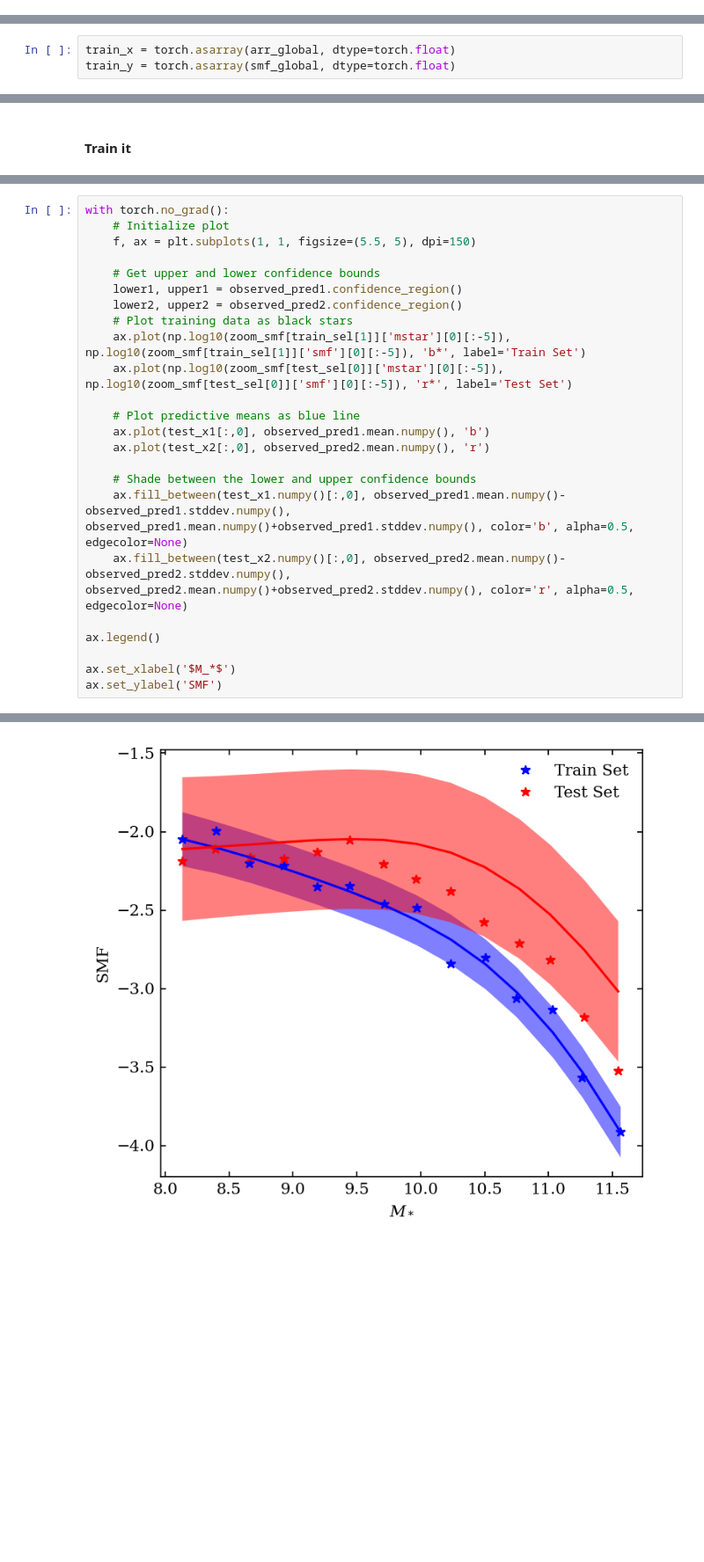
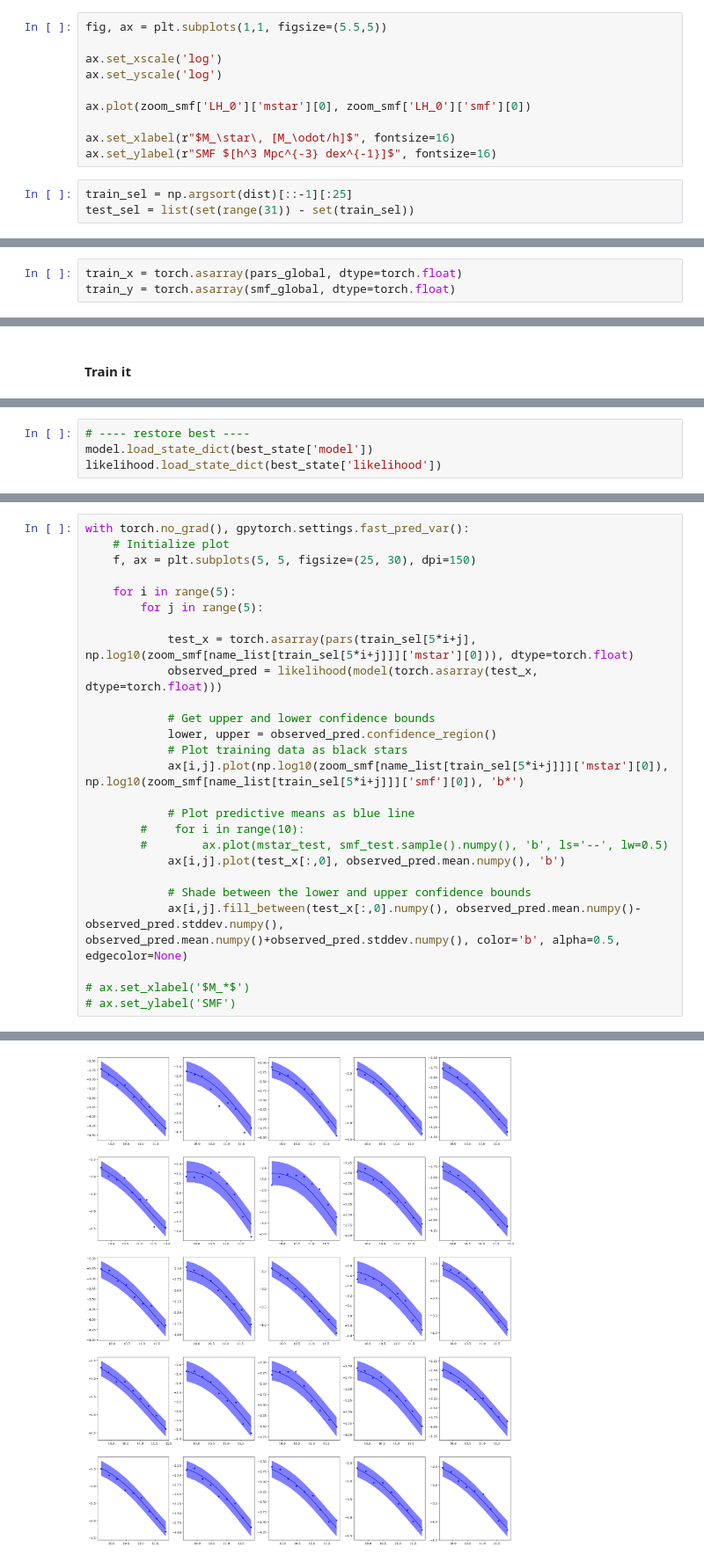
Before and after one commit to fgmaion/MTNG-resims, a Jupyter notebook: Notebooks/GP_fixed_GFM.ipynb, the cells around one changed output, grey strips where cells are left out. Shown at 88% size. Cells and saved outputs as stored; diff of their text form; blank space fills up the shorter version.

```diff
--- a/Notebooks/GP_fixed_GFM.ipynb
+++ b/Notebooks/GP_fixed_GFM.ipynb
@@ -216,2 +150,15 @@ test_sel  = np.delete(loaded, np.isin(loaded, train_sel))
+# %%
+fig, ax = plt.subplots(1,1, figsize=(5.5,5))
+
+ax.set_xscale('log')
+ax.set_yscale('log')
+
+ax.plot(zoom_smf['LH_0']['mstar'][0], zoom_smf['LH_0']['smf'][0])
+
+ax.set_xlabel(r"$M_\star\, [M_\odot/h]$", fontsize=16)
+ax.set_ylabel(r"SMF $[h^3 Mpc^{-3} dex^{-1}]$", fontsize=16)
+# %%
+train_sel = np.argsort(dist)[::-1][:25]
+test_sel = list(set(range(31)) - set(train_sel))
 # %%
 #del smf_global, arr_global
@@ -240,3 +176,3 @@ smf_global = np.delete(smf_global, isnan)
 # %%
-train_x = torch.asarray(arr_global, dtype=torch.float)
+train_x = torch.asarray(pars_global, dtype=torch.float)
 train_y = torch.asarray(smf_global, dtype=torch.float)
@@ -331,0 +303,4 @@ test_x2 = torch.asarray(pars(test_sel[0], np.log10(zoom_smf[test_sel[0]]['mstar'
+# %%
+# ---- restore best ----
+model.load_state_dict(best_state['model'])
+likelihood.load_state_dict(best_state['likelihood'])
@@ -342,25 +342,27 @@ with torch.no_grad(), gpytorch.settings.fast_pred_var():
 # %%
-with torch.no_grad():
+with torch.no_grad(), gpytorch.settings.fast_pred_var():
     # Initialize plot
-    f, ax = plt.subplots(1, 1, figsize=(5.5, 5), dpi=150)
+    f, ax = plt.subplots(5, 5, figsize=(25, 30), dpi=150)
 
-    # Get upper and lower confidence bounds
-    lower1, upper1 = observed_pred1.confidence_region()
-    lower2, upper2 = observed_pred2.confidence_region()
-    # Plot training data as black stars
-    ax.plot(np.log10(zoom_smf[train_sel[1]]['mstar'][0][:-5]), np.log10(zoom_smf[train_sel[1]]['smf'][0][:-5]), 'b*', label='Train Set')
-    ax.plot(np.log10(zoom_smf[test_sel[0]]['mstar'][0][:-5]), np.log10(zoom_smf[test_sel[0]]['smf'][0][:-5]), 'r*', label='Test Set')
+    for i in range(5):
+        for j in range(5):
 
-    # Plot predictive means as blue line
-    ax.plot(test_x1[:,0], observed_pred1.mean.numpy(), 'b')
-    ax.plot(test_x2[:,0], observed_pred2.mean.numpy(), 'r')
+            test_x = torch.asarray(pars(train_sel[5*i+j], np.log10(zoom_smf[name_list[train_sel[5*i+j]]]['mstar'][0])), dtype=torch.float)
+            observed_pred = likelihood(model(torch.asarray(test_x, dtype=torch.float)))
 
-    # Shade between the lower and upper confidence bounds
-    ax.fill_between(test_x1.numpy()[:,0], observed_pred1.mean.numpy()-observed_pred1.stddev.numpy(), observed_pred1.mean.numpy()+observed_pred1.stddev.numpy(), color='b', alpha=0.5, edgecolor=None)
-    ax.fill_between(test_x2.numpy()[:,0], observed_pred2.mean.numpy()-observed_pred2.stddev.numpy(), observed_pred2.mean.numpy()+observed_pred2.stddev.numpy(), color='r', alpha=0.5, edgecolor=None)
+            # Get upper and lower confidence bounds
+            lower, upper = observed_pred.confidence_region()
+            # Plot training data as black stars
+            ax[i,j].plot(np.log10(zoom_smf[name_list[train_sel[5*i+j]]]['mstar'][0]), np.log10(zoom_smf[name_list[train_sel[5*i+j]]]['smf'][0]), 'b*')
 
-ax.legend()
+            # Plot predictive means as blue line
+        #    for i in range(10):
+        #        ax.plot(mstar_test, smf_test.sample().numpy(), 'b', ls='--', lw=0.5)
+            ax[i,j].plot(test_x[:,0], observed_pred.mean.numpy(), 'b')
 
-ax.set_xlabel('$M_*$')
-ax.set_ylabel('SMF')
+            # Shade between the lower and upper confidence bounds
+            ax[i,j].fill_between(test_x[:,0].numpy(), observed_pred.mean.numpy()-observed_pred.stddev.numpy(), observed_pred.mean.numpy()+observed_pred.stddev.numpy(), color='b', alpha=0.5, edgecolor=None)
+
+# ax.set_xlabel('$M_*$')
+# ax.set_ylabel('SMF')
 # %% [output]
@@ -368 +369 @@ Text(0, 0.5, 'SMF')
-[figure, old version]
+[figure, new version]
```
Also changed, not shown: parts of 35 cells of this notebook, 4 other files.
